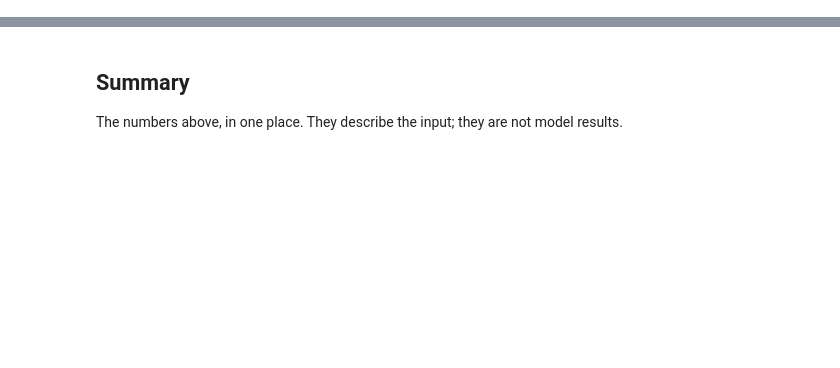
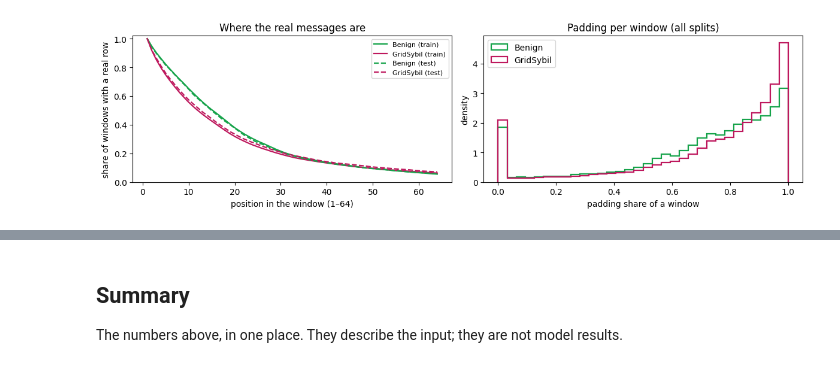
Before and after one commit to bibekgupta3333/sybil-llm, a Jupyter notebook: src/eda/benign_gridsybil/eda_encoder_input_T64.ipynb, the cells around one changed output, grey strips where cells are left out. Cells and saved outputs as stored; diff of their text form; code cells hidden in the pictures; blank space fills up the shorter version.

```diff
--- a/src/eda/benign_gridsybil/eda_encoder_input_T64.ipynb
+++ b/src/eda/benign_gridsybil/eda_encoder_input_T64.ipynb
@@ -461,0 +346,100 @@ Takeaway: 56.3% of windows share their first claimed message with another window
+# %%
+def window_means(x_by: dict[int, np.ndarray], m_by: dict[int, np.ndarray], table: pd.DataFrame, split: str):
+    """Plain (all 64 rows) and masked (real rows) per-window means plus attack labels, for one split."""
+    plain, masked, labels = [], [], []
+    for b, x in x_by.items():
+        sel = table[(table["bucket"] == b) & (table["split"] == split)]
+        idx = sel["row"].to_numpy()
+        m = m_by[b][idx].astype(np.float32)[..., None]
+        plain.append(x[idx].mean(1))
+        masked.append((x[idx] * m).sum(1) / m.sum(1))
+        labels.append(sel["is_attack"].to_numpy())
+    return np.concatenate(plain), np.concatenate(masked), np.concatenate(labels)
+
+
+def fitted_auc(train_x: np.ndarray, train_y: np.ndarray, eval_x: np.ndarray, eval_y: np.ndarray) -> float:
+    """Test AUC of a one-feature logistic regression fitted on train (train fixes the direction)."""
+    model = LogisticRegression(class_weight="balanced").fit(train_x[:, None], train_y)
+    return float(roc_auc_score(eval_y, model.predict_proba(eval_x[:, None])[:, 1]))
+
+
+class PaddingReport:
+    """How padding is spread over positions and what an unmasked average would leak."""
+
+    def __init__(self, x_by: dict[int, np.ndarray], m_by: dict[int, np.ndarray], table: pd.DataFrame) -> None:
+        self.x_by, self.m_by, self.table = x_by, m_by, table
+
+    def real_share_by_position(self, label: str, split: str | None = None) -> np.ndarray:
+        """Share of the class's windows with a real row at each position (64 values)."""
+        sel = self.table[self.table["label_name"] == label]
+        if split is not None:
+            sel = sel[sel["split"] == split]
+        return np.concatenate([self.m_by[b][sel.loc[sel["bucket"] == b, "row"].to_numpy()] for b in self.m_by]).mean(
+            axis=0
+        )
+
+    def masked_vs_plain_auc(self, fit: str = FIT, evaluate: str = EVAL) -> pd.DataFrame:
+        """Per feature: AUC on `evaluate` of the plain and the masked window mean, each fitted on `fit`."""
+        p_tr, m_tr, y_tr = window_means(self.x_by, self.m_by, self.table, fit)
+        p_ev, m_ev, y_ev = window_means(self.x_by, self.m_by, self.table, evaluate)
+        out = pd.DataFrame(
+            {
+                "plain_mean_auc": [fitted_auc(p_tr[:, j], y_tr, p_ev[:, j], y_ev) for j in range(len(FEATURES))],
+                "masked_mean_auc": [fitted_auc(m_tr[:, j], y_tr, m_ev[:, j], y_ev) for j in range(len(FEATURES))],
+            },
+            index=FEATURES,
+        )
+        out["gap"] = (out["plain_mean_auc"] - 0.5).abs() - (out["masked_mean_auc"] - 0.5).abs()
+        return out.sort_values("gap", ascending=False).round(3)
+
+
+padding = PaddingReport(X, MASK, info)
+fig, (ax1, ax2) = plt.subplots(1, 2, figsize=(12, 3.4))
+for split in SPLITS:
+    for name, colour in COLOURS.items():
+        ax1.plot(
+            np.arange(1, 65),
+            padding.real_share_by_position(name, split),
+            color=colour,
+            lw=1.6,
+            ls=SPLIT_STYLE[split],
+            label=f"{name} ({split})",
+        )
+for name, colour in COLOURS.items():
+    sel = info[info["label_name"] == name]
+    ax2.hist(
+        sel["padding_rows"] / sel["bucket"],
+        bins=np.linspace(0, 1, 33),
+        density=True,
+        histtype="step",
+        lw=1.6,
+        color=colour,
+        label=name,
+    )
+ax1.set_xlabel("position in the window (1–64)")
+ax1.set_ylabel("share of windows with a real row")
+ax1.set_title("Where the real messages are")
+ax1.legend(fontsize=8)
+ax1.set_ylim(0, 1.02)
+ax2.set_xlabel("padding share of a window")
+ax2.set_ylabel("density")
+ax2.set_title("Padding per window (all splits)")
+ax2.legend()
+plt.tight_layout()
+plt.show()
+leak = padding.masked_vs_plain_auc()
+print(leak.to_string())
+real_at = {(n, s): padding.real_share_by_position(n, s) for n in COLOURS for s in SPLITS}
+half = {k: int(np.argmax(v < 0.5)) + 1 for k, v in real_at.items()}
+best_masked = (leak["masked_mean_auc"] - 0.5).abs().max() + 0.5
+best_plain = (leak["plain_mean_auc"] - 0.5).abs().max() + 0.5
+print(
+    "Observation: half of the windows are padding from position "
+    + "; ".join(f"{s} benign {half[('Benign', s)]} / GridSybil {half[('GridSybil', s)]}" for s in SPLITS)
+    + f"; at position 64, {FIT} {real_at[('Benign', FIT)][-1]:.1%} benign / {real_at[('GridSybil', FIT)][-1]:.1%} "
+    f"GridSybil windows are real. Ignoring the mask moves the best single-feature test AUC (fit on {FIT}, shown as "
+    f"distance from 0.5) from {best_masked:.3f} (masked) to {best_plain:.3f} (plain); largest per-feature gain "
+    f"{leak['gap'].max():.3f} ({leak.index[0]})."
+)
+# %% [output]
+[figure, added]
```
Also changed, not shown: parts of 70 cells of this notebook, 55 other files.
